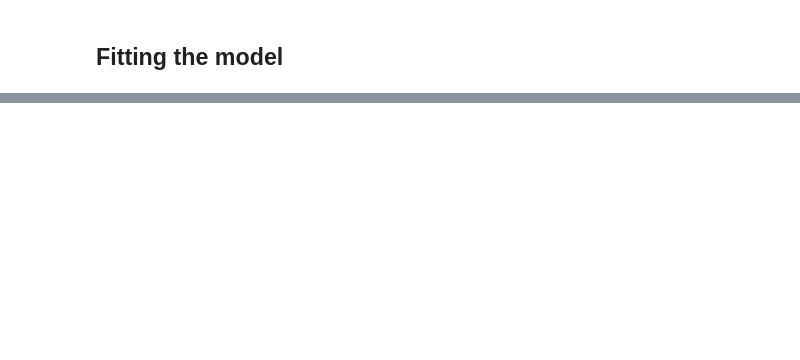
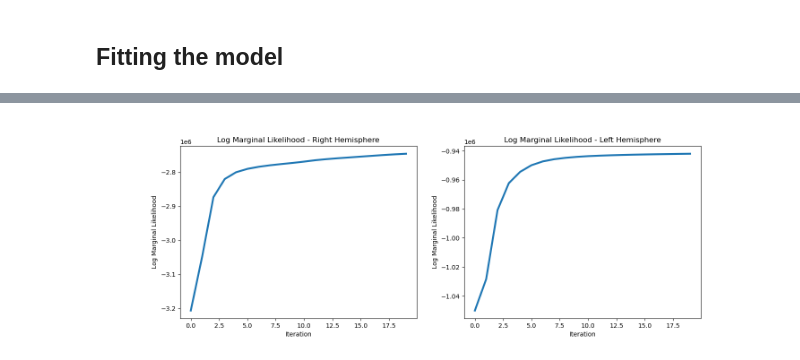
Before and after one commit to Sid-Rafilson-1617/poor-man-GPLVM, a Jupyter notebook: analysis_example.ipynb, the cells around one changed output, grey strips where cells are left out. Drawn from its saved outputs; the diff is of its cells as text; code cells hidden in the pictures; blank space fills up the shorter version.

```diff
--- a/analysis_example.ipynb
+++ b/analysis_example.ipynb
@@ -380,8 +408,9 @@ KeyboardInterrupt:
 ## Fitting the model
 # %%
 # define the models for the left and right hemispheres
-model_l=pmg.PoissonGPLVMJump1D(sorted_counts_concat_L.shape[0], n_latent_bin=N_SPATIAL_BINS, movement_variance=1, tuning_lengthscale=10.)
-model_r=pmg.PoissonGPLVMJump1D(sorted_counts_concat_R.shape[0], n_latent_bin=N_SPATIAL_BINS, movement_variance=1, tuning_lengthscale=10.)
+model_l=pmg.PoissonGPLVMJump1D(sorted_spike_counts_concat_L.shape[0], n_latent_bin=N_SPATIAL_BINS, movement_variance=1, tuning_lengthscale=10.)
+model_r=pmg.PoissonGPLVMJump1D(sorted_spike_counts_concat_R.shape[0], n_latent_bin=N_SPATIAL_BINS, movement_variance=1, tuning_lengthscale=10.)
 
 # fitting the models
-em_res_l = model_l.fit_em(sorted_spike_counts_concat_L.T, times, pos_bins, n_iter=100, verbose=True)
+em_res_r = model_r.fit_em(sorted_spike_counts_concat_R.T, key=jr.PRNGKey(3), n_iter=20, posterior_init=None, ma_neuron=None, ma_latent=None, n_time_per_chunk=10000)
+em_res_l = model_l.fit_em(sorted_spike_counts_concat_L.T, key=jr.PRNGKey(3), n_iter=20, posterior_init=None, ma_neuron=None, ma_latent=None, n_time_per_chunk=10000)
@@ -387,0 +428,14 @@ em_res_l = model_l.fit_em(sorted_spike_counts_concat_L.T, times, pos_bins, n_ite
+# %%
+# monitor training
+fig, axs = plt.subplots(1, 2, figsize=(15, 5))
+axs[0].plot(em_res_r['log_marginal_l'], linewidth=3)
+axs[0].set_xlabel('Iteration')
+axs[0].set_ylabel('Log Marginal Likelihood')
+axs[0].set_title('Log Marginal Likelihood - Right Hemisphere')
+axs[1].plot(em_res_l['log_marginal_l'], linewidth=3)
+axs[1].set_xlabel('Iteration')
+axs[1].set_ylabel('Log Marginal Likelihood')
+axs[1].set_title('Log Marginal Likelihood - Left Hemisphere')
+plt.show()
+# %% [output]
+[figure, added]
```
Also changed, not shown: parts of 7 cells of this notebook.
